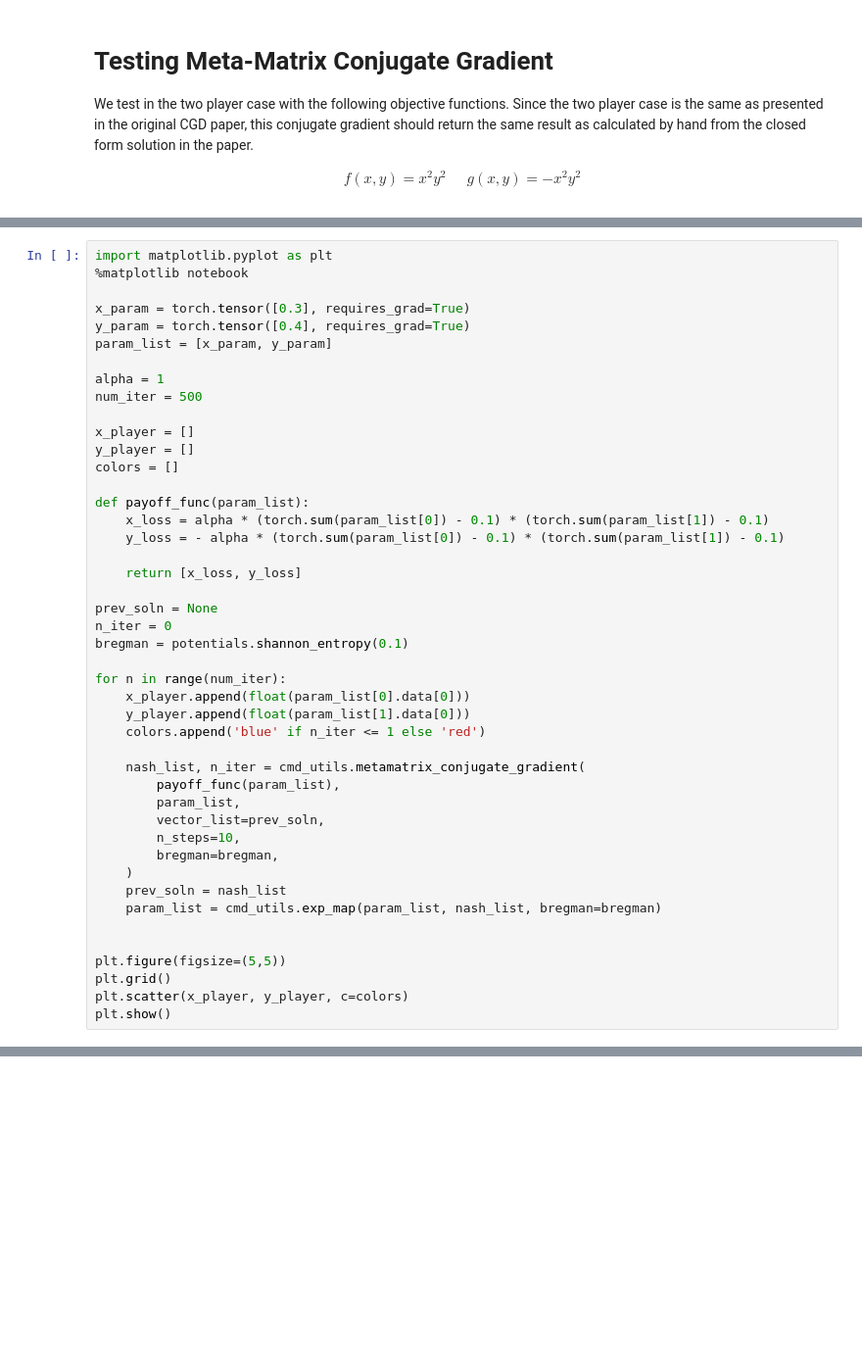
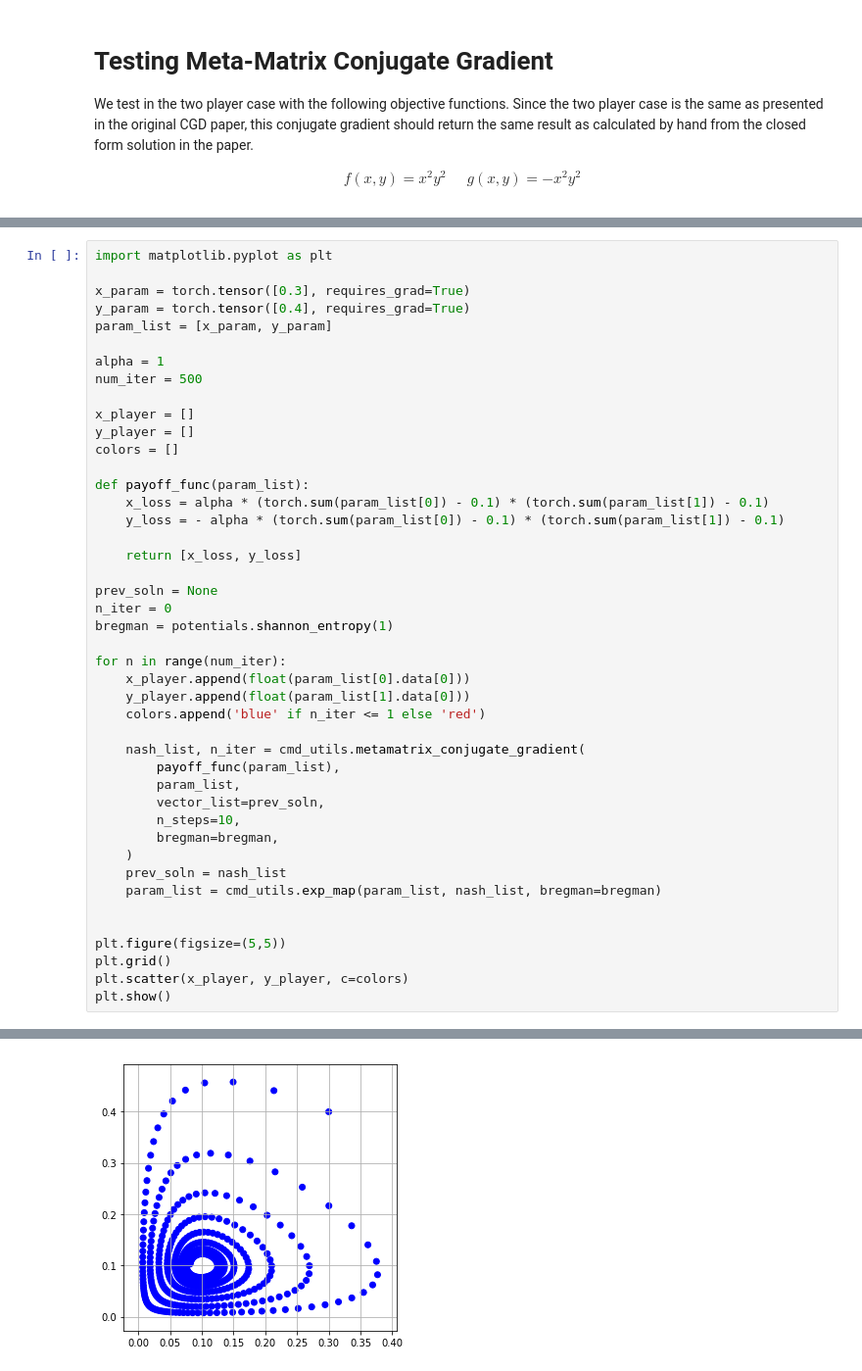
Before and after one commit to 18jeffreyma/multi_cmd, a Jupyter notebook: initial_cmw_check.ipynb, the cells around one changed output, grey strips where cells are left out. Shown at 98% size. Saved outputs shown, nothing was run; the diff lists cells and outputs as text; blank space fills up the shorter version.

```diff
--- a/initial_cmw_check.ipynb
+++ b/initial_cmw_check.ipynb
@@ -95,7 +95,6 @@ print(n_iter)
 0
 # %%
 import matplotlib.pyplot as plt
-%matplotlib notebook
 
 x_param = torch.tensor([0.3], requires_grad=True)
 y_param = torch.tensor([0.4], requires_grad=True)
@@ -116,7 +115,7 @@ def payoff_func(param_list):
 
 prev_soln = None
 n_iter = 0
-bregman = potentials.shannon_entropy(0.1)
+bregman = potentials.shannon_entropy(1)
 
 for n in range(num_iter):
     x_player.append(float(param_list[0].data[0]))
@@ -143,0 +141 @@ plt.show()
+[figure, added]
```
Also changed, not shown: parts of 3 cells of this notebook, 6 other files.
